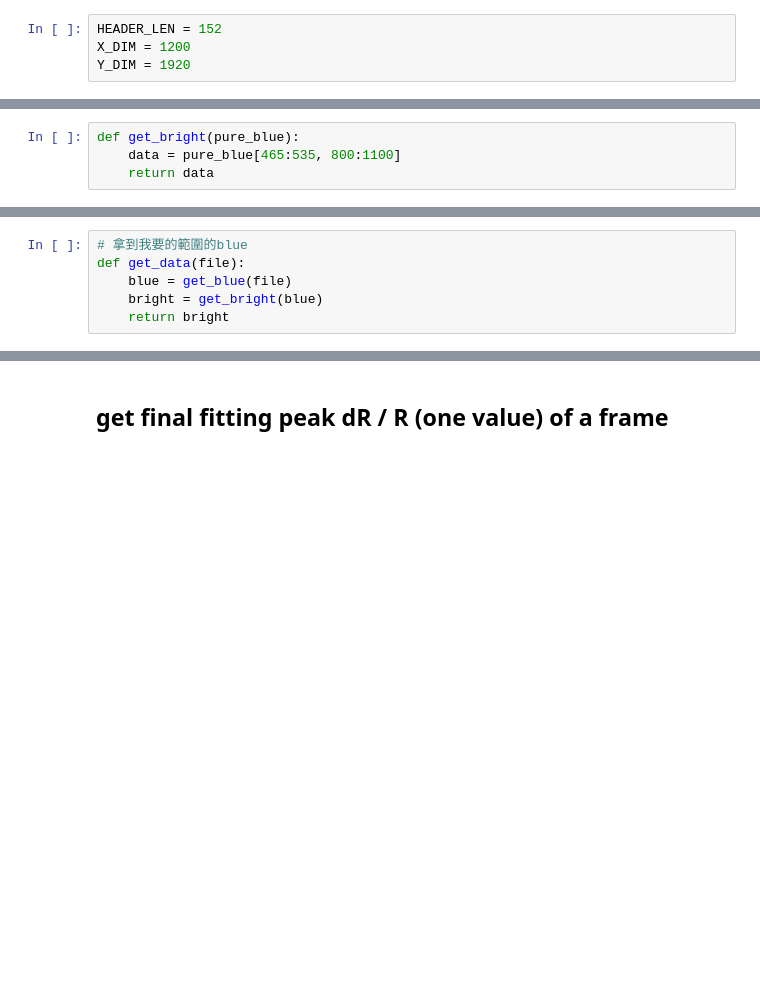
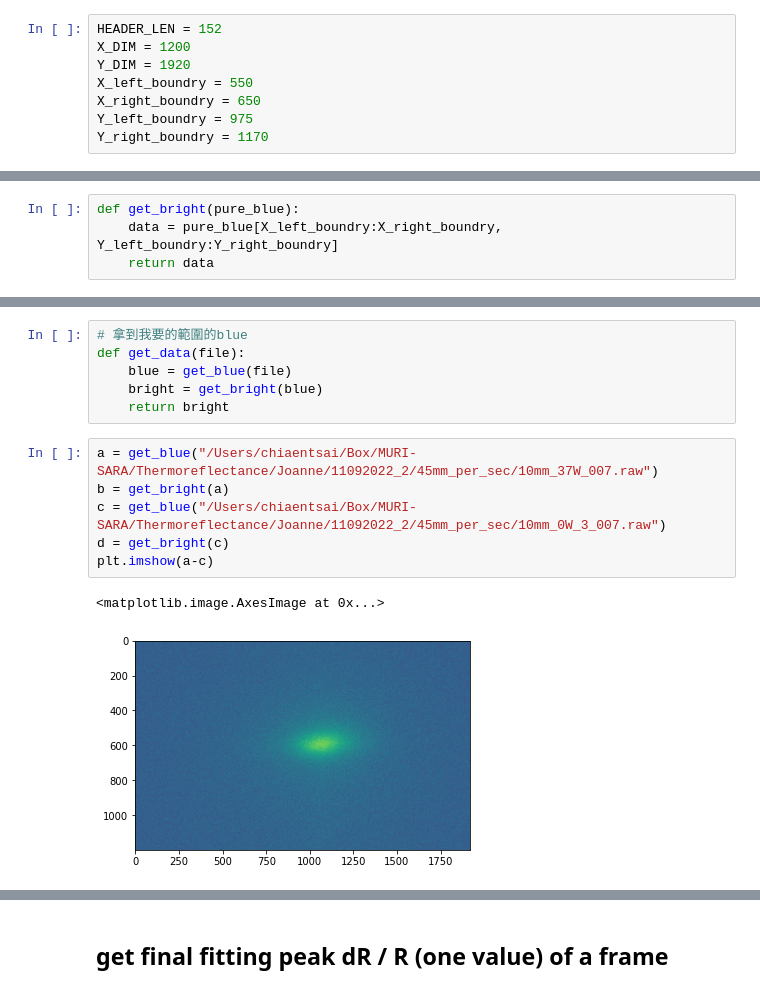
Before and after one commit to JoanneCETsai/Temperature_Calibration, a Jupyter notebook: data_processing_.ipynb, the cells around one changed output, grey strips where cells are left out. Saved outputs shown, nothing was run; the diff lists cells and outputs as text; blank space fills up the shorter version.

```diff
--- a/data_processing_.ipynb
+++ b/data_processing_.ipynb
@@ -24,6 +24,10 @@ import re
 HEADER_LEN = 152
 X_DIM = 1200
 Y_DIM = 1920
+X_left_boundry = 550
+X_right_boundry = 650
+Y_left_boundry = 975
+Y_right_boundry = 1170
 # %% [markdown]
 ## picture to blue light signal intensity
 # %%
@@ -53,7 +57,7 @@ def get_blue(file):
 ## Input here: get the bright region
 # %%
 def get_bright(pure_blue):
-    data = pure_blue[465:535, 800:1100]
+    data = pure_blue[X_left_boundry:X_right_boundry, Y_left_boundry:Y_right_boundry]
     return data
 # %% [markdown]
 ## get blue signal of interested region : get_data(file)
@@ -63,3 +67,12 @@ def get_data(file):
     blue = get_blue(file)
     bright = get_bright(blue)
     return bright
+# %%
+a = get_blue("/Users/chiaentsai/Box/MURI-SARA/Thermoreflectance/Joanne/11092022_2/45mm_per_sec/10mm_37W_007.raw")
+b = get_bright(a)
+c = get_blue("/Users/chiaentsai/Box/MURI-SARA/Thermoreflectance/Joanne/11092022_2/45mm_per_sec/10mm_0W_3_007.raw")
+d = get_bright(c)
+plt.imshow(a-c)
+# %% [output]
+<matplotlib.image.AxesImage at 0x...>
+[figure, added]
```
Also changed, not shown: parts of 1 cell of this notebook, 6 other files.
